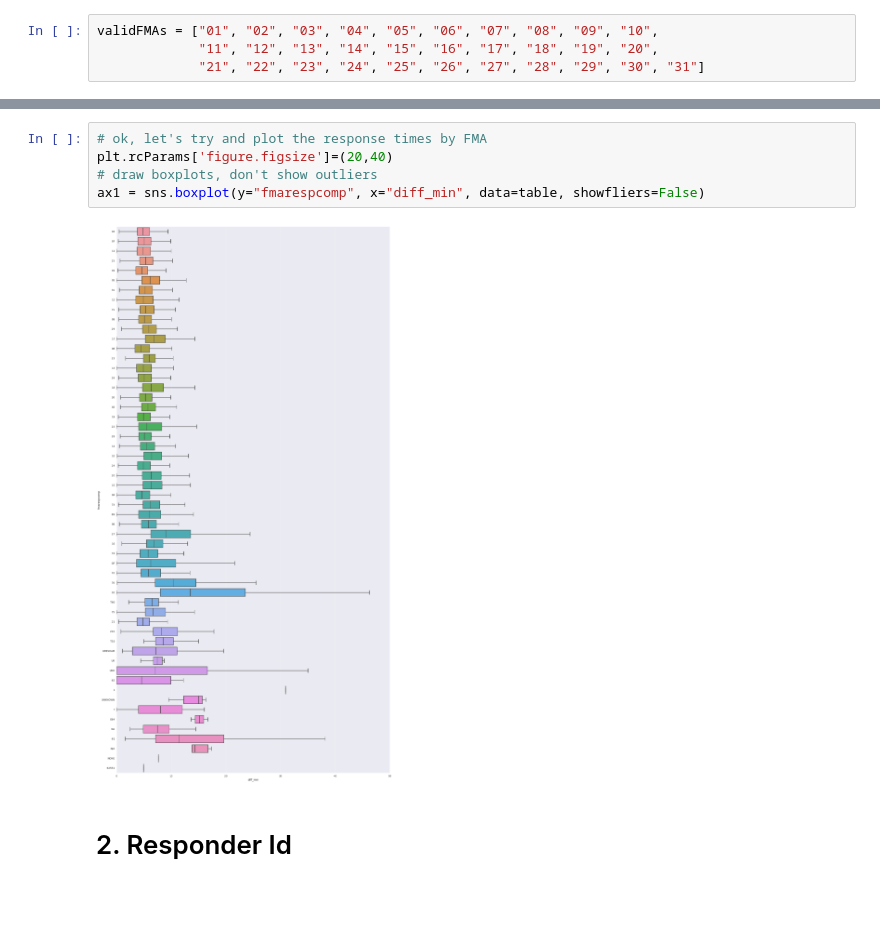
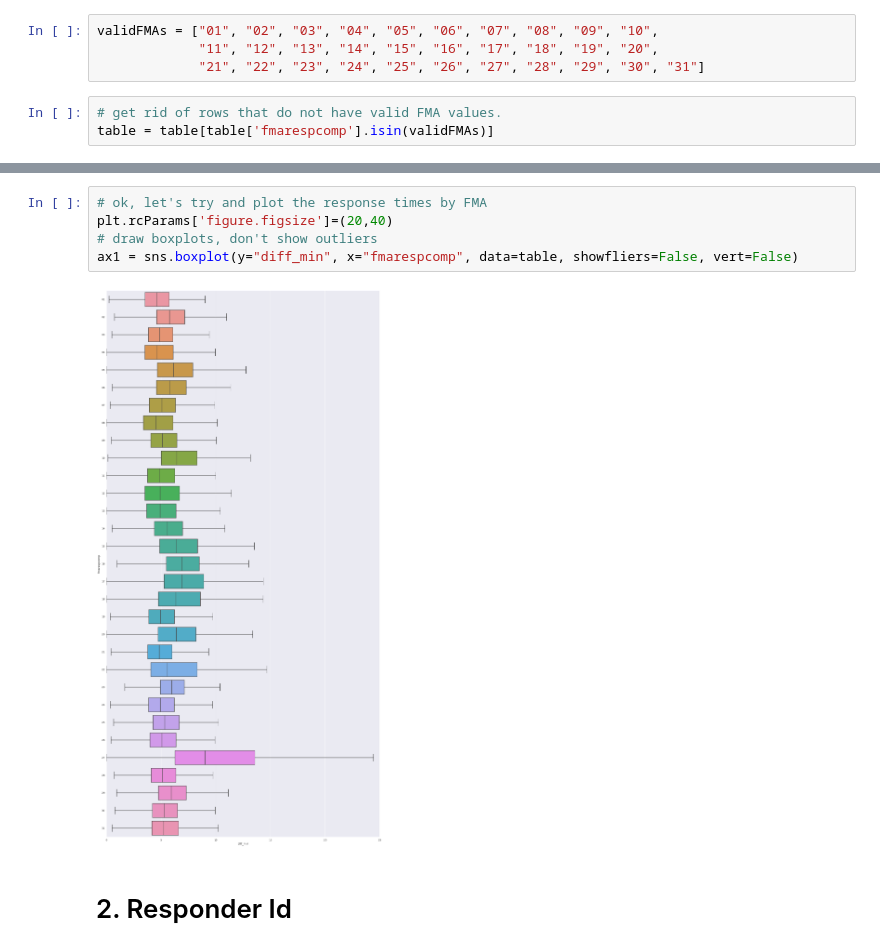
Before and after one commit to hackoregon/emergency-response, a Jupyter notebook: notebooks/response_times_eda.ipynb, the cells around one changed output, grey strips where cells are left out. Saved outputs shown, nothing was run; the diff lists cells and outputs as text; blank space fills up the shorter version.

Commit message:
added filter to remove rows with invalid FMA values

```diff
--- a/notebooks/response_times_eda.ipynb
+++ b/notebooks/response_times_eda.ipynb
@@ -253,3 +253,6 @@ Name: diff_min, dtype: int64
 validFMAs = ["01", "02", "03", "04", "05", "06", "07", "08", "09", "10",
              "11", "12", "13", "14", "15", "16", "17", "18", "19", "20",
              "21", "22", "23", "24", "25", "26", "27", "28", "29", "30", "31"]
+# %%
+# get rid of rows that do not have valid FMA values.
+table = table[table['fmarespcomp'].isin(validFMAs)]
@@ -278,10 +294,10 @@ Name: diff_min, dtype: float64
 # %%
 # ok, let's try and plot the response times by FMA
 plt.rcParams['figure.figsize']=(20,40)
 # draw boxplots, don't show outliers
-ax1 = sns.boxplot(y="fmarespcomp", x="diff_min", data=table, showfliers=False)
+ax1 = sns.boxplot(y="diff_min", x="fmarespcomp", data=table, showfliers=False, vert=False)
 # %% [output]
-[figure, old version]
+[figure, new version]
 # %% [markdown]
 # 2. Responder Id
 # %%
```
Also changed, not shown: parts of 5 cells of this notebook.
